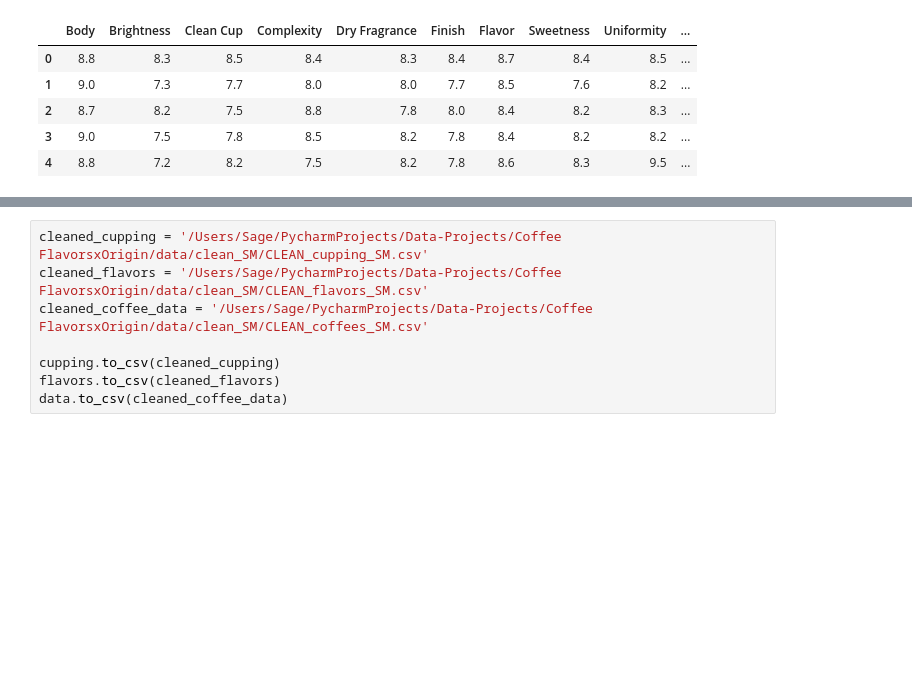
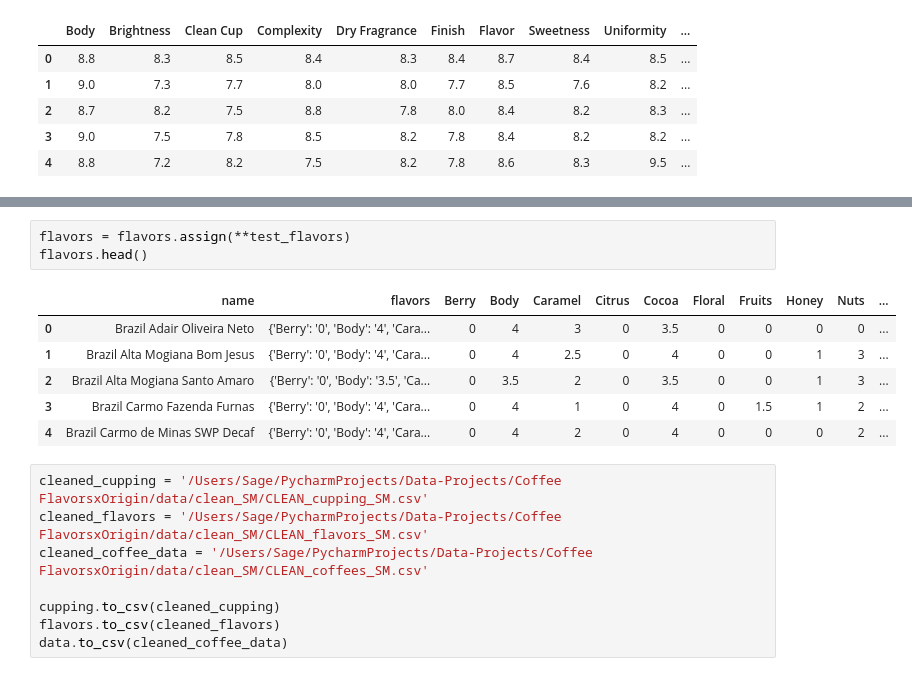
Before and after one commit to sage-gendron/Data-Projects, a Jupyter notebook: Coffee FlavorsxOrigin/data/EDA SM Scores.ipynb, the cells around one changed output, grey strips where cells are left out. Cells and saved outputs as stored; diff of their text form; blank space fills up the shorter version.

```diff
--- a/Coffee FlavorsxOrigin/data/EDA SM Scores.ipynb
+++ b/Coffee FlavorsxOrigin/data/EDA SM Scores.ipynb
@@ -126,3 +145,13 @@ cupping.head()
+# %%
+flavors = flavors.assign(**test_flavors)
+flavors.head()
+# %% [output]
+|  | name | flavors | Berry | Body | Caramel | Citrus | Cocoa | Floral | Fruits | Honey | Nuts | ... |
+| 0 | Brazil Adair Oliveira Neto | {'Berry': '0', 'Body': '4', 'Cara... | 0 | 4 | 3 | 0 | 3.5 | 0 | 0 | 0 | 0 | ... |
+| 1 | Brazil Alta Mogiana Bom Jesus | {'Berry': '0', 'Body': '4', 'Cara... | 0 | 4 | 2.5 | 0 | 4 | 0 | 0 | 1 | 3 | ... |
+| 2 | Brazil Alta Mogiana Santo Amaro | {'Berry': '0', 'Body': '3.5', 'Ca... | 0 | 3.5 | 2 | 0 | 3.5 | 0 | 0 | 1 | 3 | ... |
+| 3 | Brazil Carmo Fazenda Furnas | {'Berry': '0', 'Body': '4', 'Cara... | 0 | 4 | 1 | 0 | 4 | 0 | 1.5 | 1 | 2 | ... |
+| 4 | Brazil Carmo de Minas SWP Decaf | {'Berry': '0', 'Body': '4', 'Cara... | 0 | 4 | 2 | 0 | 4 | 0 | 0 | 0 | 2 | ... |
 # %%
 cleaned_cupping = '/Users/Sage/PycharmProjects/Data-Projects/Coffee FlavorsxOrigin/data/clean_SM/CLEAN_cupping_SM.csv'
 cleaned_flavors = '/Users/Sage/PycharmProjects/Data-Projects/Coffee FlavorsxOrigin/data/clean_SM/CLEAN_flavors_SM.csv'
```
Also changed, not shown: parts of 5 cells of this notebook, 2 other files.
